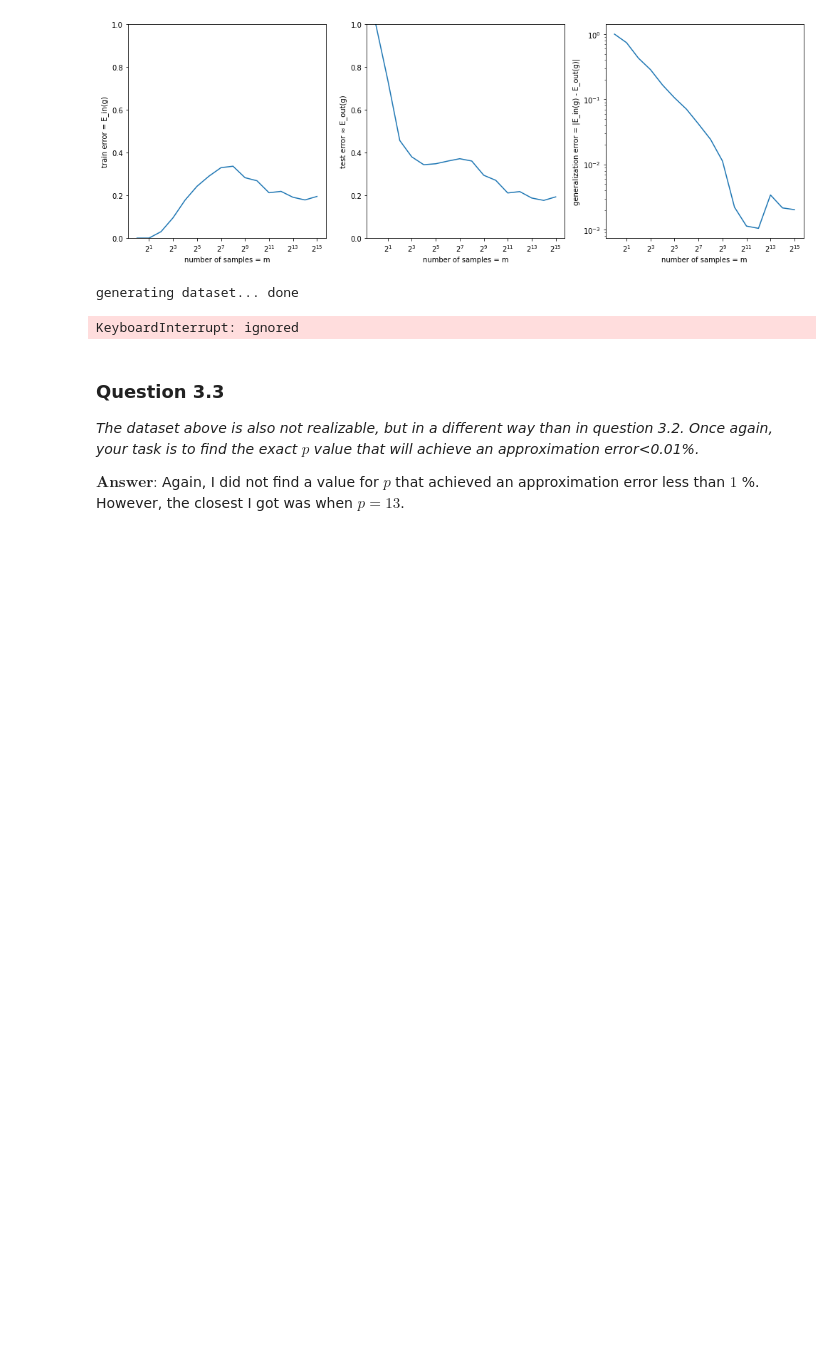
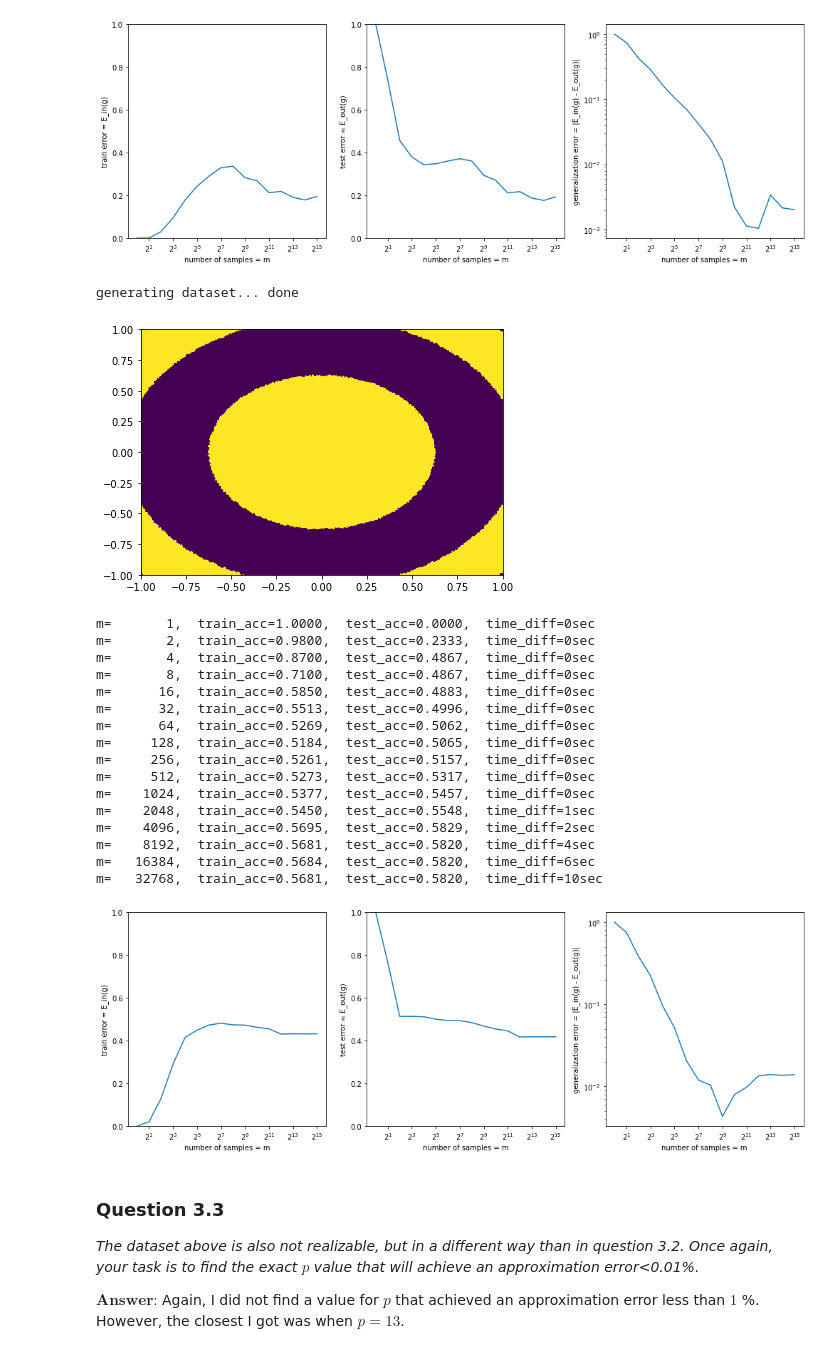
Before and after one commit to nishka-ayyar/HalfSpaces, a Jupyter notebook: halfspacesproject.ipynb, the cells around one changed output. Drawn from its saved outputs; the diff is of its cells as text; code cells hidden in the pictures; blank space fills up the shorter version.

```diff
--- a/halfspacesproject.ipynb
+++ b/halfspacesproject.ipynb
@@ -706,13 +699,30 @@ m=   32768,  train_acc=0.8051,  test_acc=0.8072,  time_diff=24sec
 # %%
 calculate_err_vs_m(
     d=2,
     sigma=0,
     f=f_circles(),
-    p=11,
+    p=1,
 )
 # %% [output]
 generating dataset... done
+[figure, added]
-KeyboardInterrupt: ignored
+m=       1,  train_acc=1.0000,  test_acc=0.0000,  time_diff=0sec
+m=       2,  train_acc=0.9800,  test_acc=0.2333,  time_diff=0sec
+m=       4,  train_acc=0.8700,  test_acc=0.4867,  time_diff=0sec
+m=       8,  train_acc=0.7100,  test_acc=0.4867,  time_diff=0sec
+m=      16,  train_acc=0.5850,  test_acc=0.4883,  time_diff=0sec
+m=      32,  train_acc=0.5513,  test_acc=0.4996,  time_diff=0sec
+m=      64,  train_acc=0.5269,  test_acc=0.5062,  time_diff=0sec
+m=     128,  train_acc=0.5184,  test_acc=0.5065,  time_diff=0sec
+m=     256,  train_acc=0.5261,  test_acc=0.5157,  time_diff=0sec
+m=     512,  train_acc=0.5273,  test_acc=0.5317,  time_diff=0sec
+m=    1024,  train_acc=0.5377,  test_acc=0.5457,  time_diff=0sec
+m=    2048,  train_acc=0.5450,  test_acc=0.5548,  time_diff=1sec
+m=    4096,  train_acc=0.5695,  test_acc=0.5829,  time_diff=2sec
+m=    8192,  train_acc=0.5681,  test_acc=0.5820,  time_diff=4sec
+m=   16384,  train_acc=0.5684,  test_acc=0.5820,  time_diff=6sec
+m=   32768,  train_acc=0.5681,  test_acc=0.5820,  time_diff=10sec
+[figure, added]
 # %% [markdown]
 ### Question 3.3
 
```
Also changed, not shown: parts of 3 cells of this notebook.
